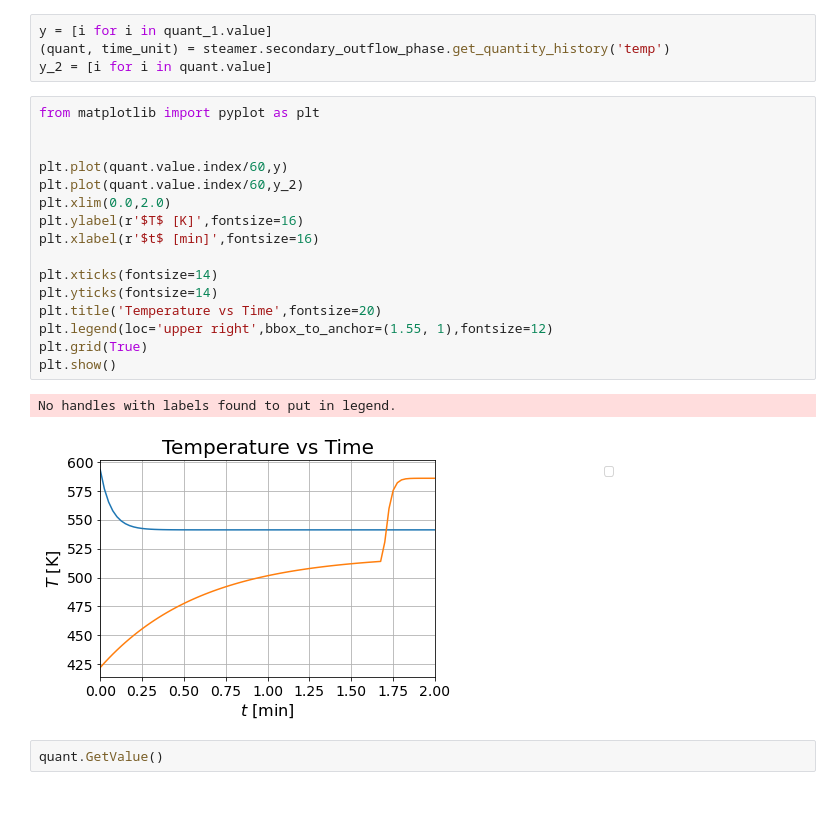
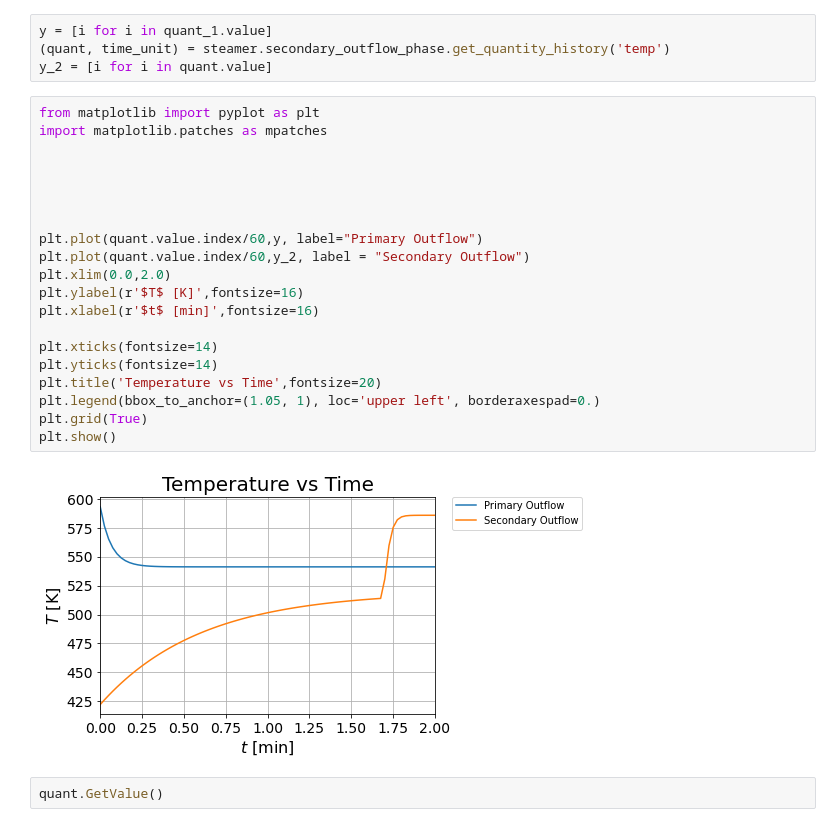
Before and after one commit to khurrumsaleem/engy-4390, a Jupyter notebook: projects/sm-pwr/project-report.ipynb, the cells around one changed output. Cells and saved outputs as stored; diff of their text form; blank space fills up the shorter version.

```diff
--- a/projects/sm-pwr/project-report.ipynb
+++ b/projects/sm-pwr/project-report.ipynb
@@ -316,23 +316,26 @@ y = [i for i in quant_1.value]
 y_2 = [i for i in quant.value]
 # %%
 from matplotlib import pyplot as plt
+import matplotlib.patches as mpatches
 
 
-plt.plot(quant.value.index/60,y)
-plt.plot(quant.value.index/60,y_2)
+
+
+
+plt.plot(quant.value.index/60,y, label="Primary Outflow")
+plt.plot(quant.value.index/60,y_2, label = "Secondary Outflow")
 plt.xlim(0.0,2.0)
 plt.ylabel(r'$T$ [K]',fontsize=16)
 plt.xlabel(r'$t$ [min]',fontsize=16)
 
 plt.xticks(fontsize=14)
 plt.yticks(fontsize=14)
 plt.title('Temperature vs Time',fontsize=20)
-plt.legend(loc='upper right',bbox_to_anchor=(1.55, 1),fontsize=12)
+plt.legend(bbox_to_anchor=(1.05, 1), loc='upper left', borderaxespad=0.)
 plt.grid(True)
 plt.show()
 # %% [output]
-No handles with labels found to put in legend.
-[figure, old version]
+[figure, new version]
 # %%
 quant.GetValue()
 # %%
```
